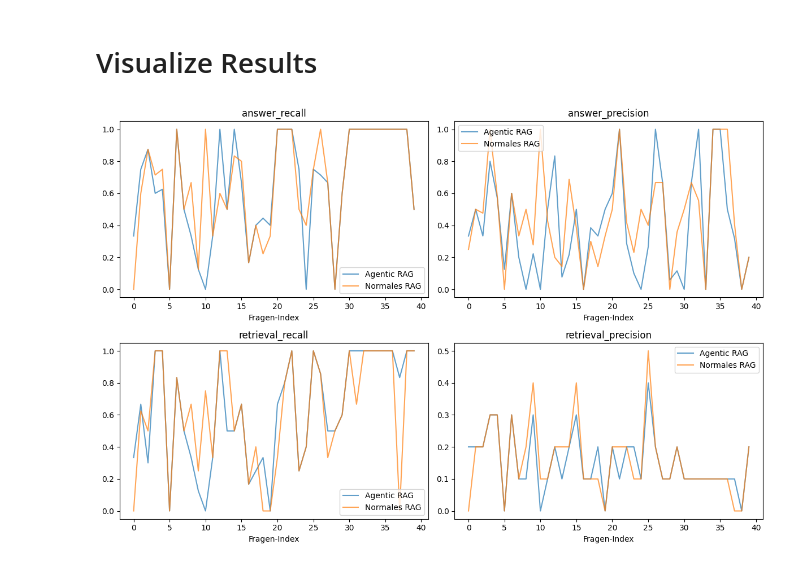
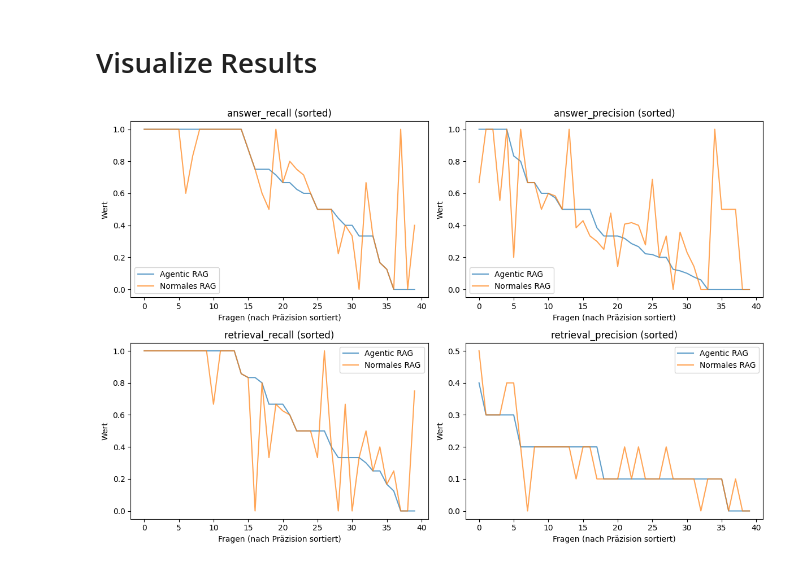
Before and after one commit to benrodion/AI-Agent, a Jupyter notebook: demo.ipynb, the cells around one changed output. Saved outputs shown, nothing was run; the diff lists cells and outputs as text; code cells hidden in the pictures.

```diff
--- a/demo.ipynb
+++ b/demo.ipynb
@@ -438,24 +442,32 @@ for i, res in enumerate(eval_conts):
 # %%
 import matplotlib.pyplot as plt
 import pandas as pd
 
 # import data
-df_agentic_rag = pd.read_csv("df_agentic.csv", index_col=False).drop(columns=["Unnamed: 0"])
-df_plain_rag = pd.read_csv("df_plain_rag.csv", index_col=False).drop(columns=["Unnamed: 0"])
+df_agentic_rag = pd.read_csv("rag_runs/2025-09-09/df_agentic.csv", index_col=False).drop(columns=["Unnamed: 0"])
+df_plain_rag   = pd.read_csv("rag_runs/2025-09-09/df_plain_rag.csv", index_col=False).drop(columns=["Unnamed: 0"])
 
 columns = df_agentic_rag.columns
 
 fig, axes = plt.subplots(2, 2, figsize=(12, 8))
 
 for i, col in enumerate(columns):
     ax = axes[i//2, i%2]
-    ax.plot(df_agentic_rag.index, df_agentic_rag[col], label="Agentic RAG", alpha=0.7)
-    ax.plot(df_plain_rag.index, df_plain_rag[col], label="Normales RAG", alpha=0.7)
-    ax.set_title(col)
-    ax.set_xlabel("Fragen-Index")
+
+    # sort both series by agentic metric value (descending)
+    order = df_agentic_rag[col].sort_values(ascending=False).index
+    agentic_sorted = df_agentic_rag.loc[order, col].reset_index(drop=True)
+    plain_sorted   = df_plain_rag.loc[order, col].reset_index(drop=True)
+
+    ax.plot(agentic_sorted.index, agentic_sorted, label="Agentic RAG", alpha=0.7)
+    ax.plot(plain_sorted.index, plain_sorted, label="Normales RAG", alpha=0.7)
+
+    ax.set_title(f"{col} (sorted)")
+    ax.set_xlabel("Fragen (nach Präzision sortiert)")
+    ax.set_ylabel("Wert")
     ax.legend()
 
 plt.tight_layout()
 plt.show()
 # %% [output]
-[figure, old version]
+[figure, new version]
```
Also changed, not shown: parts of 3 cells of this notebook.
